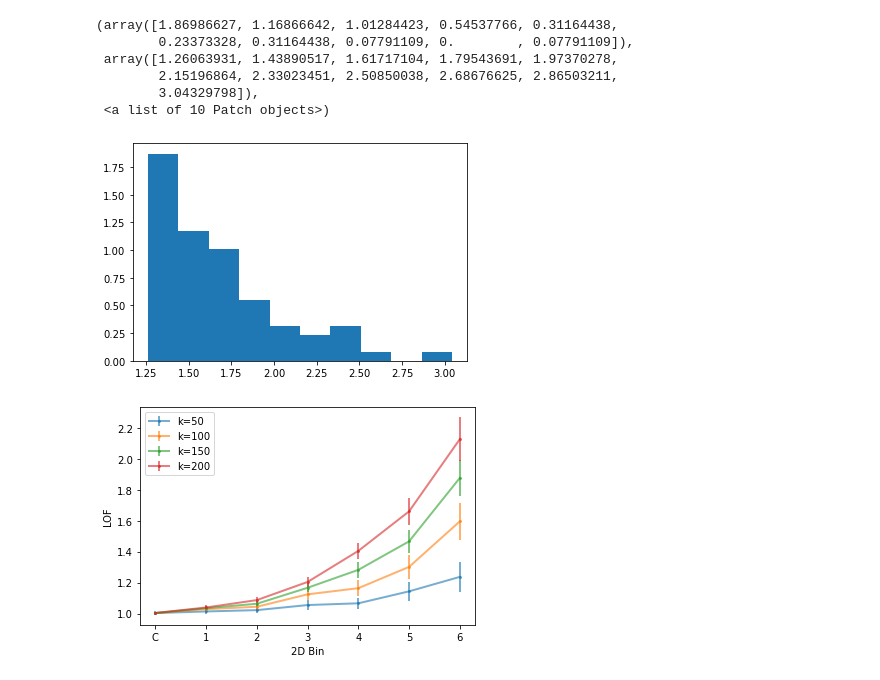
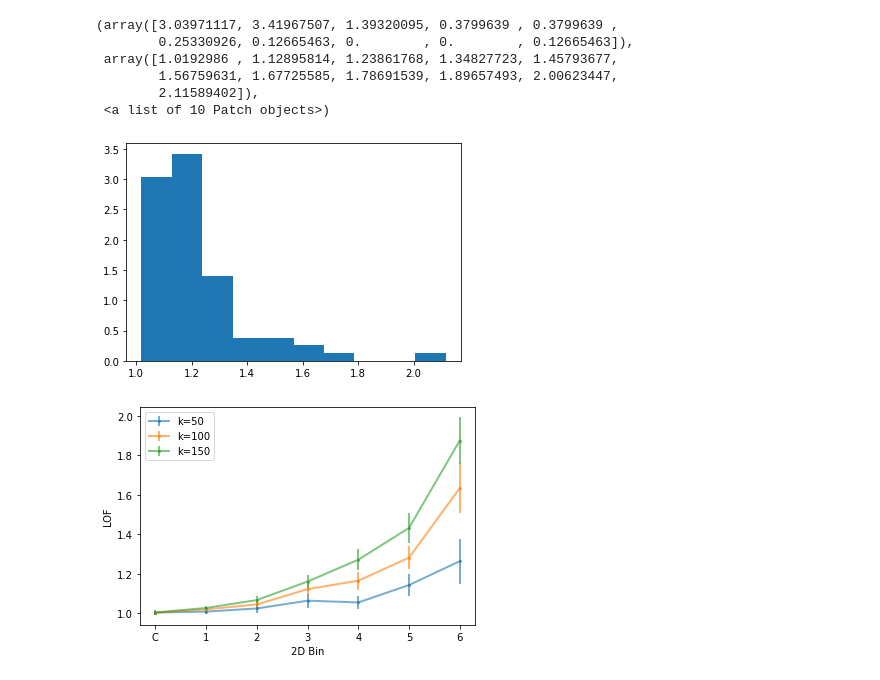
Before and after one commit to rezamonadi/ExtemelyRedQuasars, a Jupyter notebook: MedSpec/2d-wedge.ipynb, the cells around one changed output. Saved outputs shown, nothing was run; the diff lists cells and outputs as text; code cells hidden in the pictures.

```diff
--- a/MedSpec/2d-wedge.ipynb
+++ b/MedSpec/2d-wedge.ipynb
@@ -139,28 +138,29 @@ for b in range(2,nBin+1):
 # %%
 # LOF scores for each bin + Error
 dir = 'outData/'
 from sklearn.neighbors import LocalOutlierFactor as LOF
 
-nBin=7
-clf= LOF(n_neighbors=150,  n_jobs=8)
+
+clf= LOF(n_neighbors=50,  n_jobs=8)
 clf.fit_predict(data)
 LOFScores= -clf.negative_outlier_factor_
 # plt.hist(LOFScores, density=True)
 plt.hist(LOFScores[((iW3_0>=4.6) & (rew_0>=2))], density=True)
 # %% [output]
-(array([1.86986627, 1.16866642, 1.01284423, 0.54537766, 0.31164438,
-        0.23373328, 0.31164438, 0.07791109, 0.        , 0.07791109]),
- array([1.26063931, 1.43890517, 1.61717104, 1.79543691, 1.97370278,
-        2.15196864, 2.33023451, 2.50850038, 2.68676625, 2.86503211,
-        3.04329798]),
+(array([3.03971117, 3.41967507, 1.39320095, 0.3799639 , 0.3799639 ,
+        0.25330926, 0.12665463, 0.        , 0.        , 0.12665463]),
+ array([1.0192986 , 1.12895814, 1.23861768, 1.34827723, 1.45793677,
+        1.56759631, 1.67725585, 1.78691539, 1.89657493, 2.00623447,
+        2.11589402]),
  <a list of 10 Patch objects>)
-[figure, old version]
+[figure, new version]
 # %%
 cc=-1
 from matplotlib import cm
 c = cm.get_cmap('jet',3)
-
-for k in [50, 100, 150, 200]:
+wdg=0
+nBin=7
+for k in [50, 100, 150]:
 # for k in [500, 1000, 1500, 2000]:
 
     clf= LOF(n_neighbors=k,  n_jobs=8)
@@ -178,7 +178,7 @@ for k in [50, 100, 150, 200]:
 
     ErrLOF = np.zeros(len(data))
     MeanLOFBoot = np.zeros(len(data))
-    for i in tqdm(range(len(data))):
+    for i in range(len(data)):
 
         LOF_pool = LOFScores_boot[:,i]
         ErrLOF[i] = np.std(LOF_pool[LOF_pool>=1])
@@ -187,23 +187,23 @@ for k in [50, 100, 150, 200]:
     LOFScoresMed=[]
     ErrLOFScoresMed=[]
     MeanLOFBootMed=[]
-    for wdg in [0,2]:
-        bin_label = np.loadtxt(dir + 'bin_label-wdg-%1d' %(wdg)+'.txt')
-        bin_pop = np.loadtxt(dir + 'bin_pop-wdg-%1d' %(wdg) +'.txt')
-        tip_label = np.loadtxt(dir + 'CentralBinLabel.txt')
-        tip_pop= np.sum(tip_label)
 
-        #  Median properties in each bin
-        for b in range(1,nBin+1):
-            if(b>1):
-                mask = (bin_label==b)
+    bin_label = np.loadtxt(dir + 'bin_label-wdg-%1d' %(wdg)+'.txt')
+    bin_pop = np.loadtxt(dir + 'bin_pop-wdg-%1d' %(wdg) +'.txt')
+    tip_label = np.loadtxt(dir + 'CentralBinLabel.txt')
+    tip_pop= np.sum(tip_label)
 
-            else:
-                mask = (tip_label==1)
+    #  Median properties in each bin
+    for b in range(1,nBin+1):
+        if(b>1):
+            mask = (bin_label==b)
 
-            LOFScoresMed.append(np.median(LOFScores[mask]))
-            ErrLOFScoresMed.append(np.nanmedian(ErrLOF[mask]))
-            MeanLOFBootMed.append(np.median(MeanLOFBoot[mask]))
+        else:
+            mask = (tip_label==1)
+
+        LOFScoresMed.append(np.median(LOFScores[mask]))
+        ErrLOFScoresMed.append(np.nanmedian(ErrLOF[mask]))
+        MeanLOFBootMed.append(np.median(MeanLOFBoot[mask]))
 
 
     # plt.plot(['C', '1', '2', '3', '4', '5', '6'], LOFScoresMed[0:nBin], marker='o', lw=2, alpha=0.6, c='C0')
@@ -217,4 +217,4 @@ plt.ylabel('LOF')
 plt.savefig(dir+'2d-LOF.png', dpi=200, format='png')
 plt.show()
 # %% [output]
-[figure, old version]
+[figure, new version]
```
Also changed, not shown: parts of 11 cells of this notebook, 33 other files.
